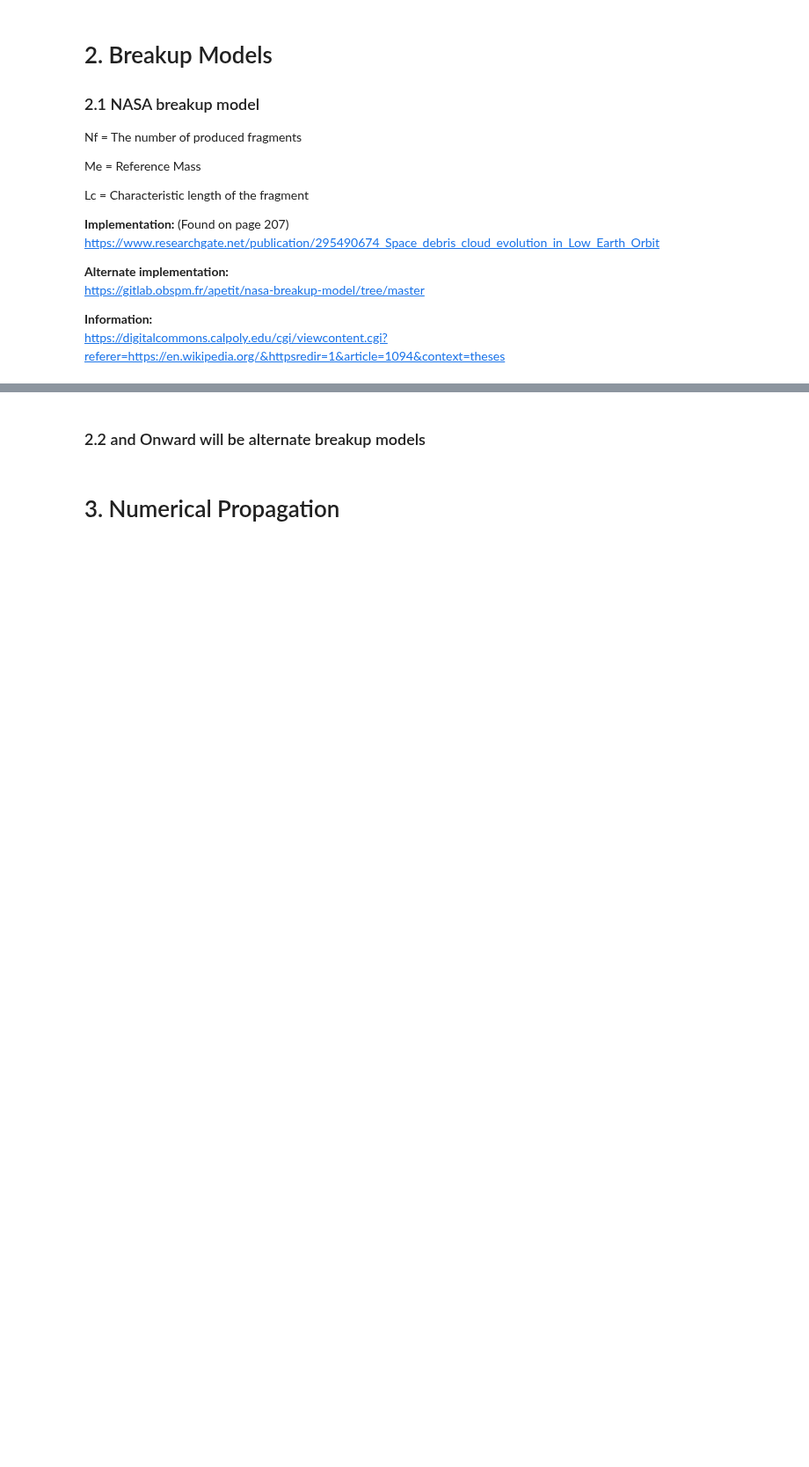
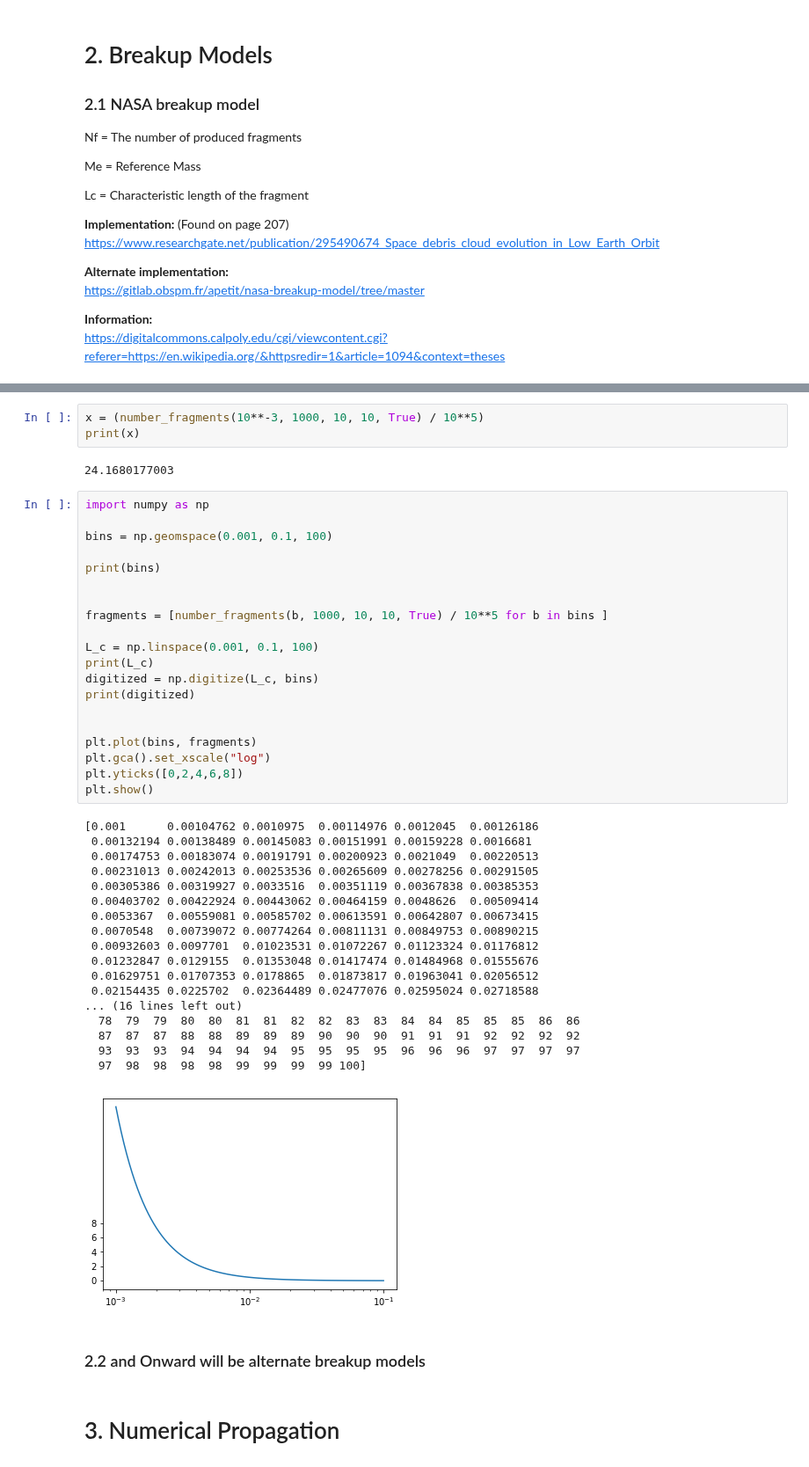
Before and after one commit to ReeceHumphreys/ODAP, a Jupyter notebook: Kessler.ipynb, the cells around one changed output, grey strips where cells are left out. Shown at 88% size. Saved outputs shown, nothing was run; the diff lists cells and outputs as text; blank space fills up the shorter version.

```diff
--- a/Kessler.ipynb
+++ b/Kessler.ipynb
@@ -328,3 +360,47 @@ print(average/10000)
+# %%
+x = (number_fragments(10**-3, 1000, 10, 10, True) / 10**5)
+print(x)
+# %% [output]
+24.1680177003
+# %%
+import numpy as np
+
+bins = np.geomspace(0.001, 0.1, 100)
+
+print(bins)
+
+
+fragments = [number_fragments(b, 1000, 10, 10, True) / 10**5 for b in bins ]
+
+L_c = np.linspace(0.001, 0.1, 100)
+print(L_c)
+digitized = np.digitize(L_c, bins)
+print(digitized)
+
+
+plt.plot(bins, fragments)
+plt.gca().set_xscale("log")
+plt.yticks([0,2,4,6,8])
+plt.show()
+# %% [output]
+[0.001      0.00104762 0.0010975  0.00114976 0.0012045  0.00126186
+ 0.00132194 0.00138489 0.00145083 0.00151991 0.00159228 0.0016681
+ 0.00174753 0.00183074 0.00191791 0.00200923 0.0021049  0.00220513
+ 0.00231013 0.00242013 0.00253536 0.00265609 0.00278256 0.00291505
+ 0.00305386 0.00319927 0.0033516  0.00351119 0.00367838 0.00385353
+ 0.00403702 0.00422924 0.00443062 0.00464159 0.0048626  0.00509414
+ 0.0053367  0.00559081 0.00585702 0.00613591 0.00642807 0.00673415
+ 0.0070548  0.00739072 0.00774264 0.00811131 0.00849753 0.00890215
+ 0.00932603 0.0097701  0.01023531 0.01072267 0.01123324 0.01176812
+ 0.01232847 0.0129155  0.01353048 0.01417474 0.01484968 0.01555676
+ 0.01629751 0.01707353 0.0178865  0.01873817 0.01963041 0.02056512
+ 0.02154435 0.0225702  0.02364489 0.02477076 0.02595024 0.02718588
+... (16 lines left out)
+  78  79  79  80  80  81  81  82  82  83  83  84  84  85  85  85  86  86
+  87  87  87  88  88  89  89  89  90  90  90  91  91  91  92  92  92  92
+  93  93  93  94  94  94  94  95  95  95  95  96  96  96  97  97  97  97
+  97  98  98  98  98  99  99  99  99 100]
+[figure, added]
 # %% [markdown]
 <h3>2.2 and Onward will be alternate breakup models</h3>
 # %% [markdown]
```
Also changed, not shown: parts of 1 cell of this notebook.
